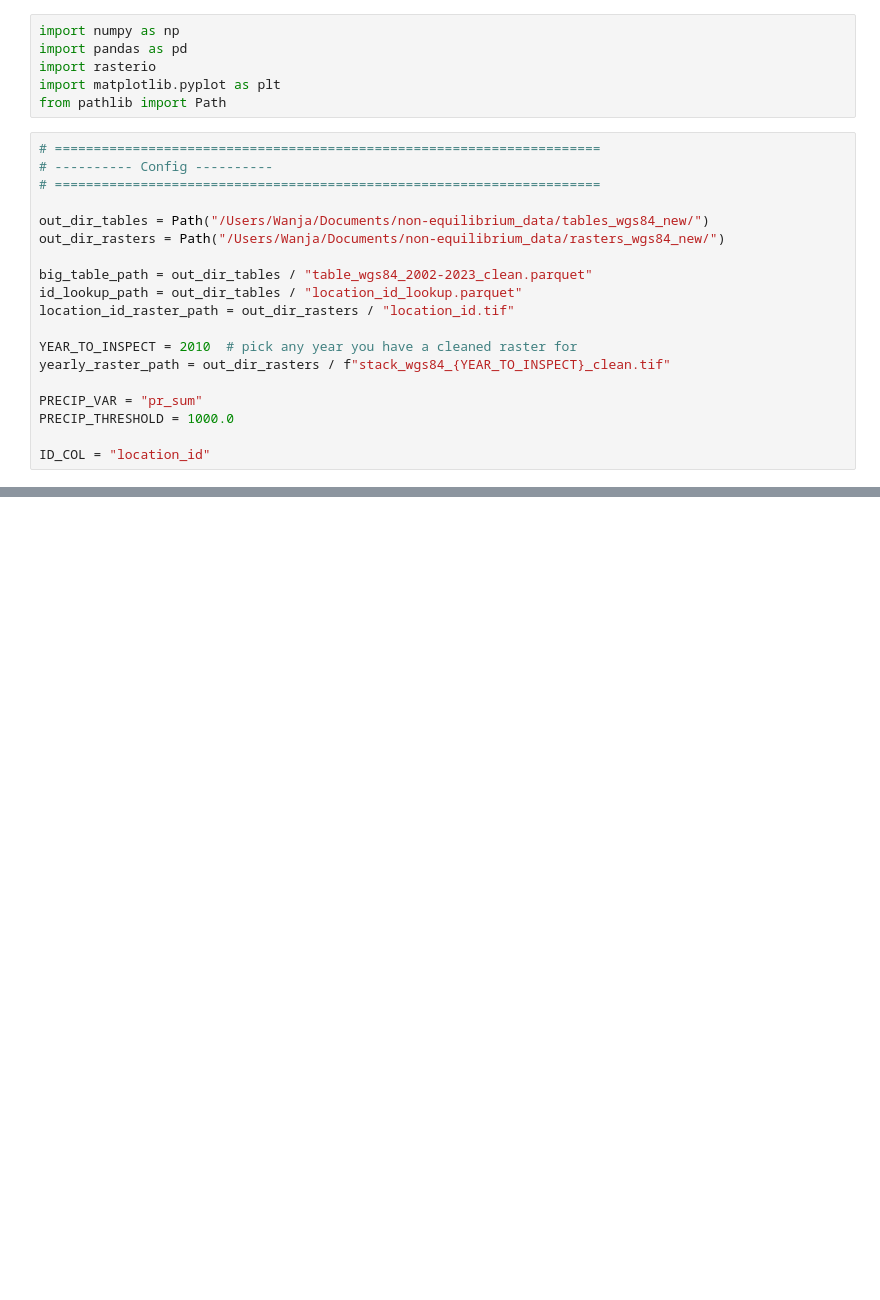
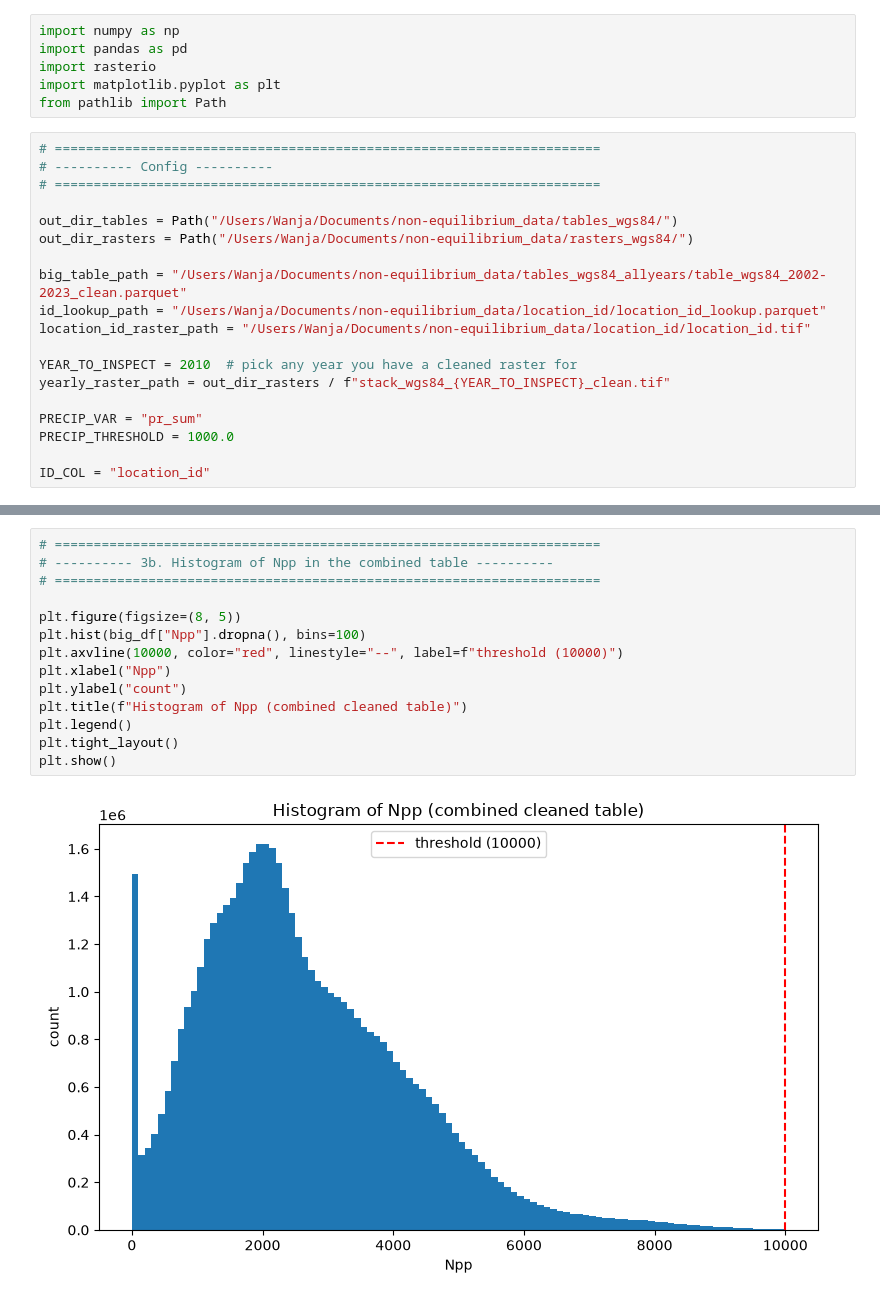
Before and after one commit to Wanja24/non-equilibrium, a Jupyter notebook: test_scripts/clean_tables_test.ipynb, the cells around one changed output, grey strips where cells are left out. Saved outputs shown, nothing was run; the diff lists cells and outputs as text; blank space fills up the shorter version.

```diff
--- a/test_scripts/clean_tables_test.ipynb
+++ b/test_scripts/clean_tables_test.ipynb
@@ -15,12 +15,12 @@ from pathlib import Path
 # ---------- Config ----------
 # ======================================================================
 
-out_dir_tables = Path("/Users/Wanja/Documents/non-equilibrium_data/tables_wgs84_new/")
-out_dir_rasters = Path("/Users/Wanja/Documents/non-equilibrium_data/rasters_wgs84_new/")
+out_dir_tables = Path("/Users/Wanja/Documents/non-equilibrium_data/tables_wgs84/")
+out_dir_rasters = Path("/Users/Wanja/Documents/non-equilibrium_data/rasters_wgs84/")
 
-big_table_path = out_dir_tables / "table_wgs84_2002-2023_clean.parquet"
-id_lookup_path = out_dir_tables / "location_id_lookup.parquet"
-location_id_raster_path = out_dir_rasters / "location_id.tif"
+big_table_path = "/Users/Wanja/Documents/non-equilibrium_data/tables_wgs84_allyears/table_wgs84_2002-2023_clean.parquet"
+id_lookup_path = "/Users/Wanja/Documents/non-equilibrium_data/location_id/location_id_lookup.parquet"
+location_id_raster_path = "/Users/Wanja/Documents/non-equilibrium_data/location_id/location_id.tif"
 
 YEAR_TO_INSPECT = 2010  # pick any year you have a cleaned raster for
 yearly_raster_path = out_dir_rasters / f"stack_wgs84_{YEAR_TO_INSPECT}_clean.tif"
@@ -101,3 +101,19 @@ plt.show()
+# %%
+# ======================================================================
+# ---------- 3b. Histogram of Npp in the combined table ----------
+# ======================================================================
+
+plt.figure(figsize=(8, 5))
+plt.hist(big_df["Npp"].dropna(), bins=100)
+plt.axvline(10000, color="red", linestyle="--", label=f"threshold (10000)")
+plt.xlabel("Npp")
+plt.ylabel("count")
+plt.title(f"Histogram of Npp (combined cleaned table)")
+plt.legend()
+plt.tight_layout()
+plt.show()
+# %% [output]
+[figure, added]
 # %%
 # ======================================================================
 # ---------- 4. Recommended additional checks ----------
```
Also changed, not shown: parts of 4 cells of this notebook, 1 other file.
